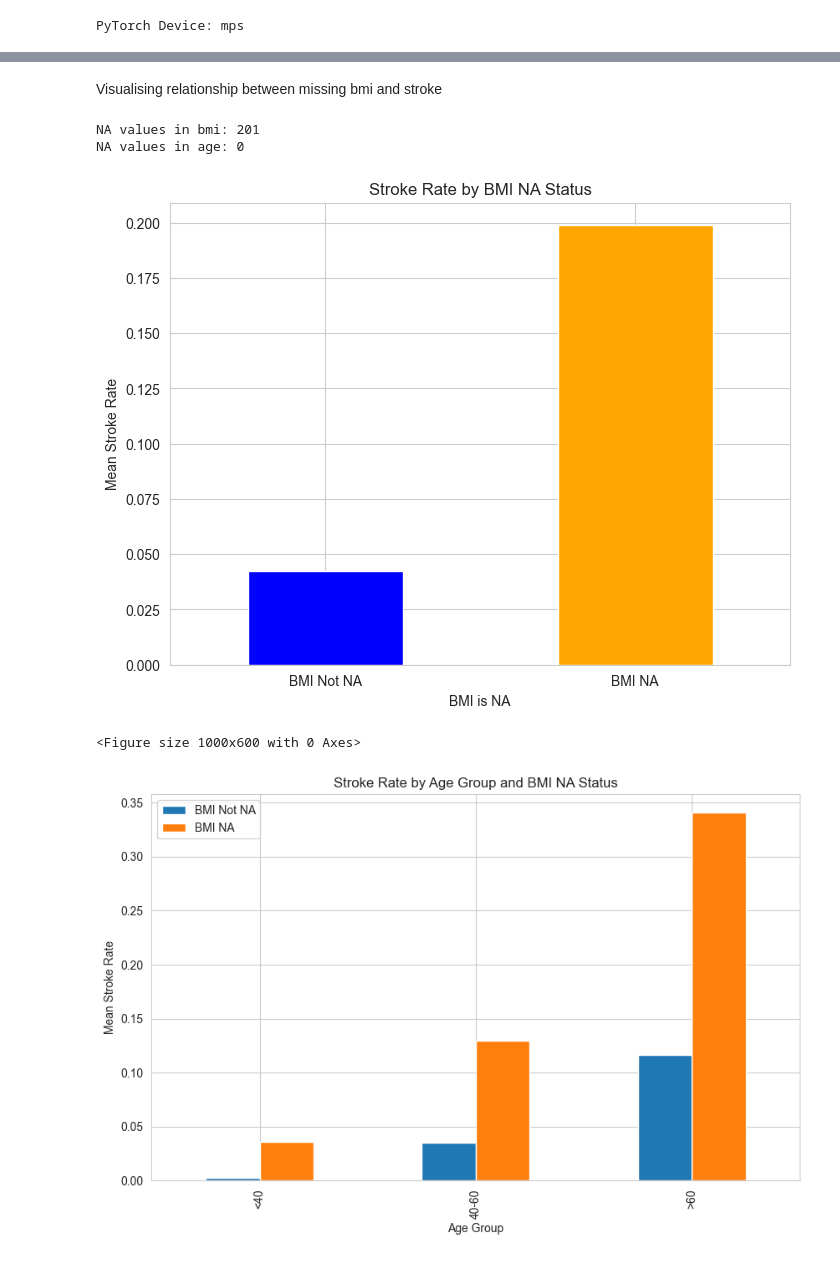
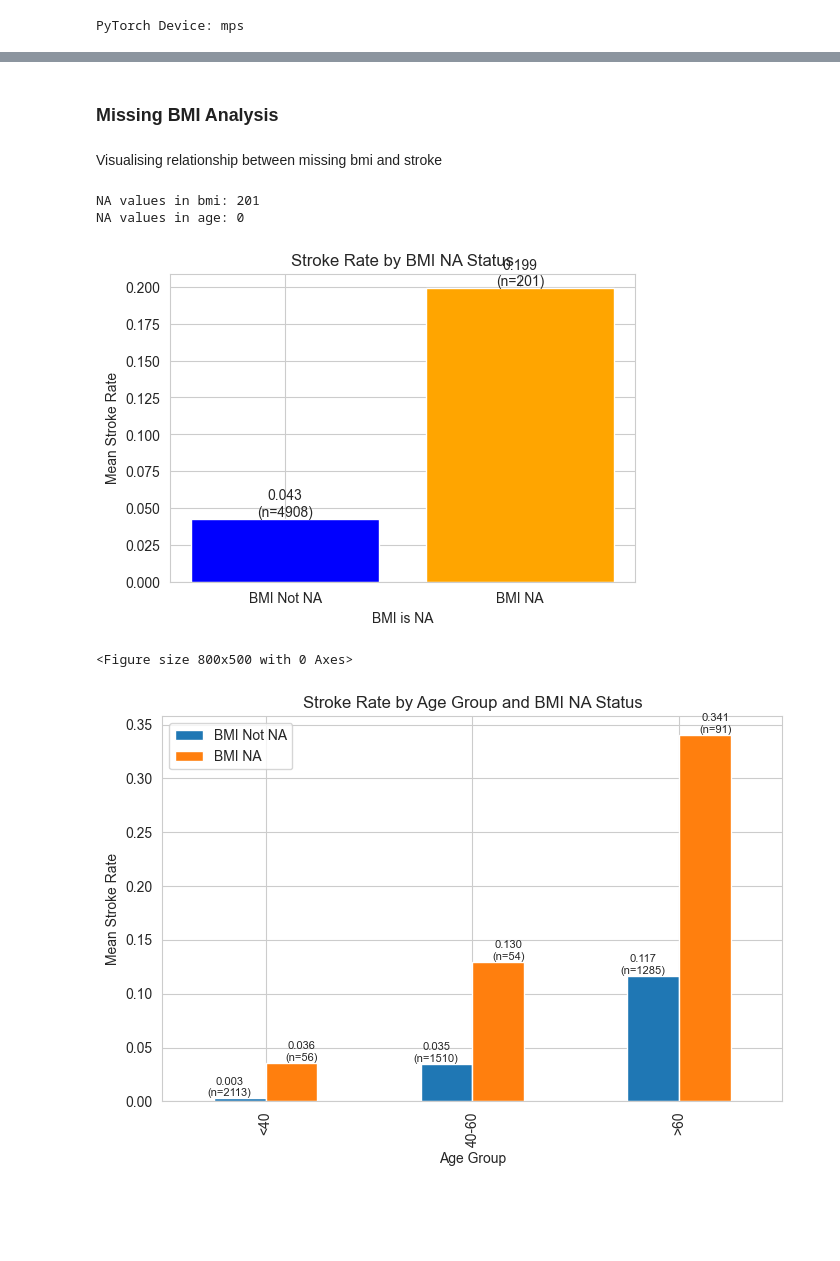
Before and after one commit to kaif1808/DataScienceGang, a Jupyter notebook: letsgo.ipynb, the cells around one changed output, grey strips where cells are left out. Drawn from its saved outputs; the diff is of its cells as text; code cells hidden in the pictures; blank space fills up the shorter version.

```diff
--- a/letsgo.ipynb
+++ b/letsgo.ipynb
@@ -266,6 +764,9 @@ plt.show()
+# %% [markdown]
+### Missing BMI Analysis
 # %% [markdown]
 Visualising relationship between missing bmi and stroke
 # %%
+graph_df = stroke_df.copy()
 import pandas as pd
 import matplotlib.pyplot as plt
 import seaborn as sns
@@ -286,51 +787,68 @@ print("NA values in age:", graph_df['age'].isna().sum())
 graph_df['bmi_na'] = graph_df['bmi'].isna()
 
 # 1. Bar plot of stroke rate for bmi NA vs not NA
-stroke_rate_bmi = graph_df.groupby('bmi_na')['stroke'].mean()
-plt.figure(figsize=(8, 6))
-stroke_rate_bmi.plot(kind='bar', color=['blue', 'orange'])
+stroke_rate_bmi = graph_df.groupby('bmi_na', observed=False)['stroke'].agg(['mean', 'count'])
+plt.figure(figsize=(6, 4))
+bars = plt.bar([0, 1], stroke_rate_bmi['mean'], color=['blue', 'orange'])
 plt.title('Stroke Rate by BMI NA Status')
 plt.xlabel('BMI is NA')
 plt.ylabel('Mean Stroke Rate')
 plt.xticks([0, 1], ['BMI Not NA', 'BMI NA'], rotation=0)
+for bar, mean_val, count in zip(bars, stroke_rate_bmi['mean'], stroke_rate_bmi['count']):
+    plt.annotate(f'{mean_val:.3f}\n(n={count})', (bar.get_x() + bar.get_width() / 2, bar.get_height()), ha='center', va='bottom')
 plt.show()
 
 # 2. Bar plot of stroke rate by age groups and bmi NA
 # Define age groups
 bins = [0, 40, 60, 100]
 labels = ['<40', '40-60', '>60']
 graph_df['age_group'] = pd.cut(graph_df['age'], bins=bins, labels=labels, right=False)
 
 # Group by age_group and bmi_na
-stroke_rate_age_bmi = graph_df.groupby(['age_group', 'bmi_na'])['stroke'].mean().unstack()
+stroke_rate_age_bmi = graph_df.groupby(['age_group', 'bmi_na'], observed=False)['stroke'].agg(['mean', 'count']).unstack()
 
-plt.figure(figsize=(10, 6))
-stroke_rate_age_bmi.plot(kind='bar', figsize=(10, 6))
+plt.figure(figsize=(8, 5))
+ax = stroke_rate_age_bmi['mean'].plot(kind='bar', figsize=(8, 5))
 plt.title('Stroke Rate by Age Group and BMI NA Status')
 plt.xlabel('Age Group')
 plt.ylabel('Mean Stroke Rate')
 plt.legend(['BMI Not NA', 'BMI NA'])
+
+# Add n annotations
+for i, (idx, row) in enumerate(stroke_rate_age_bmi.iterrows()):
+    for j, (col, val) in enumerate(row['mean'].items()):
+        count = stroke_rate_age_bmi.loc[idx, ('count', col)]
+        height = val
+        ax.annotate(f'{height:.3f}\n(n={count})', (i + j*0.35 - 0.175, height), ha='center', va='bottom', fontsize=8)
+
 plt.show()
 
 # 3. Additional graph: Distribution of age for stroke vs no stroke, colored by bmi NA
-plt.figure(figsize=(10, 6))
+plt.figure(figsize=(8, 5))
 sns.histplot(data=graph_df, x='age', hue='stroke', multiple='stack', bins=30, alpha=0.7)
 plt.title('Age Distribution by Stroke Status')
 plt.xlabel('Age')
 plt.ylabel('Count')
 plt.show()
 
-# Another graph: Boxplot of bmi by stroke status
-plt.figure(figsize=(8, 6))
-sns.boxplot(data=graph_df, x='stroke', y='bmi')
-plt.title('BMI Distribution by Stroke Status')
-plt.xlabel('Stroke')
-plt.ylabel('BMI')
-plt.xticks([0, 1], ['No Stroke', 'Stroke'])
+# 4. Stroke rate by BMI bins instead of boxplot
+bmi_bins = [0, 18.5, 25, 30, 40, 60]
+graph_df['bmi_bin'] = pd.cut(graph_df['bmi'], bins=bmi_bins)
+bmi_stroke_rate = graph_df.groupby('bmi_bin', observed=False)['stroke'].agg(['mean', 'count']).reset_index()
+bmi_stroke_rate['label'] = bmi_stroke_rate['bmi_bin'].apply(lambda x: f'{x.left:.1f}-{x.right:.1f}' if x.right < 60 else f'{x.left:.1f}+')
+
+plt.figure(figsize=(8, 5))
+bars = plt.bar(range(len(bmi_stroke_rate)), bmi_stroke_rate['mean'])
+plt.xticks(range(len(bmi_stroke_rate)), bmi_stroke_rate['label'], rotation=45)
+plt.title('Stroke Rate by BMI Bins')
+plt.xlabel('BMI Range')
+plt.ylabel('Stroke Rate')
+for bar, mean_val, count in zip(bars, bmi_stroke_rate['mean'], bmi_stroke_rate['count']):
+    plt.annotate(f'{mean_val:.3f}\n(n={count})', (bar.get_x() + bar.get_width() / 2, bar.get_height()), ha='center', va='bottom', fontsize=8)
 plt.show()
 # %% [output]
 NA values in bmi: 201
 NA values in age: 0
-[figure, old version]
+[figure, new version]
-<Figure size 1000x600 with 0 Axes>
+<Figure size 800x500 with 0 Axes>
-[figure, old version]
+[figure, new version]
```
Also changed, not shown: parts of 43 cells of this notebook, 4 other files.
